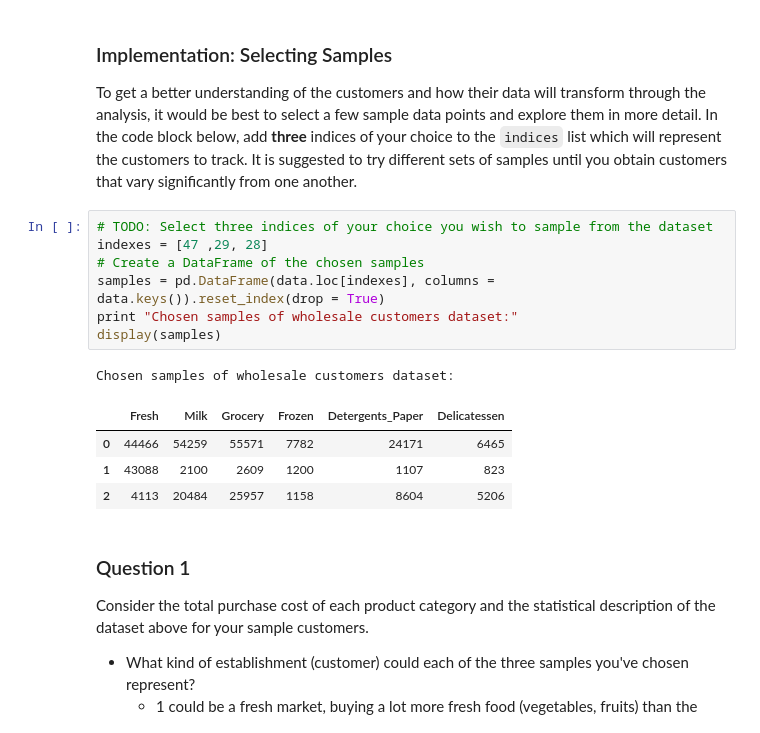
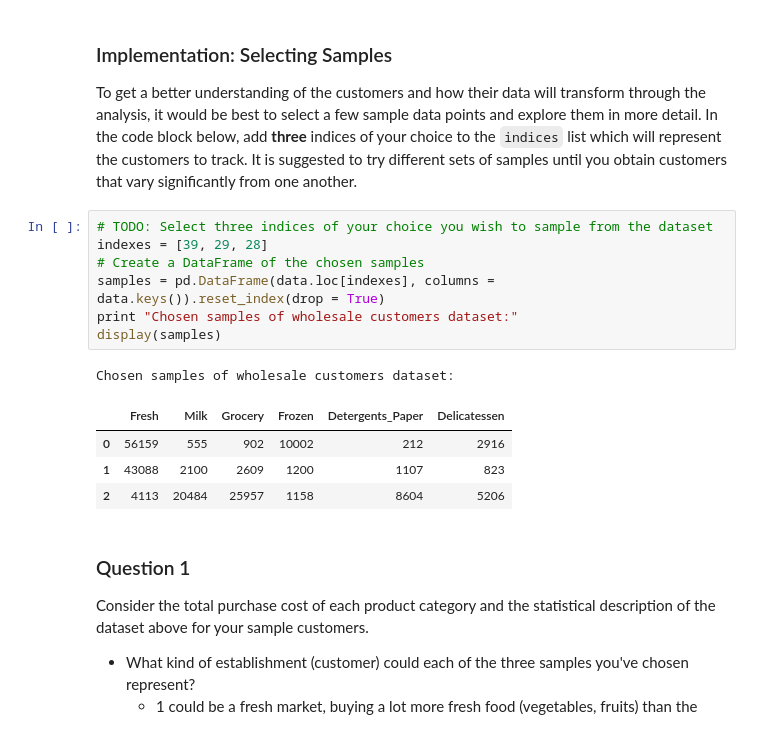
Before and after one commit to jonDel/machine-learning, a Jupyter notebook: projects/customer_segments/customer_segments.ipynb, the cells around one changed output. Cells and saved outputs as stored; diff of their text form.

```diff
--- a/projects/customer_segments/customer_segments.ipynb
+++ b/projects/customer_segments/customer_segments.ipynb
@@ -60,15 +60,15 @@ display(data.describe())
 To get a better understanding of the customers and how their data will transform through the analysis, it would be best to select a few sample data points and explore them in more detail. In the code block below, add **three** indices of your choice to the `indices` list which will represent the customers to track. It is suggested to try different sets of samples until you obtain customers that vary significantly from one another.
 # %%
 # TODO: Select three indices of your choice you wish to sample from the dataset
-indexes = [47 ,29, 28]
+indexes = [39, 29, 28]
 # Create a DataFrame of the chosen samples
 samples = pd.DataFrame(data.loc[indexes], columns = data.keys()).reset_index(drop = True)
 print "Chosen samples of wholesale customers dataset:"
 display(samples)
 # %% [output]
 Chosen samples of wholesale customers dataset:
 |  | Fresh | Milk | Grocery | Frozen | Detergents_Paper | Delicatessen |
-| 0 | 44466 | 54259 | 55571 | 7782 | 24171 | 6465 |
+| 0 | 56159 | 555 | 902 | 10002 | 212 | 2916 |
 | 1 | 43088 | 2100 | 2609 | 1200 | 1107 | 823 |
 | 2 | 4113 | 20484 | 25957 | 1158 | 8604 | 5206 |
 # %% [markdown]
```
Also changed, not shown: parts of 13 cells of this notebook, 1 other file.
